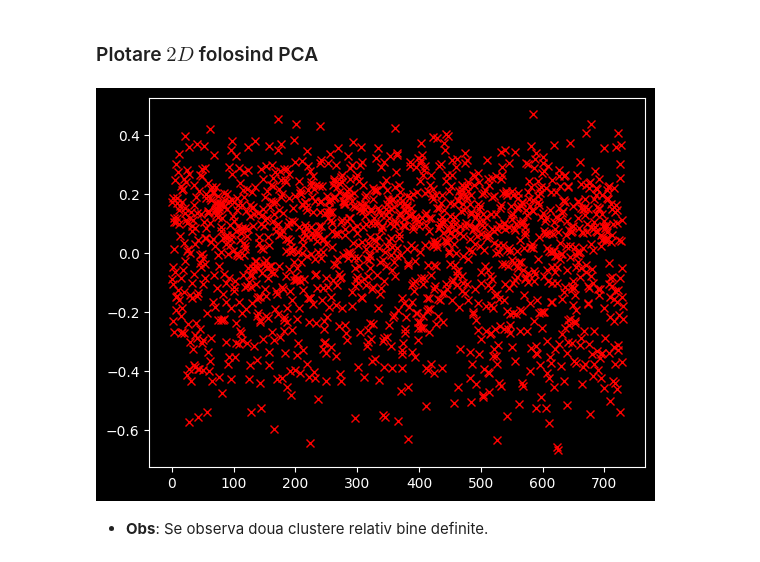
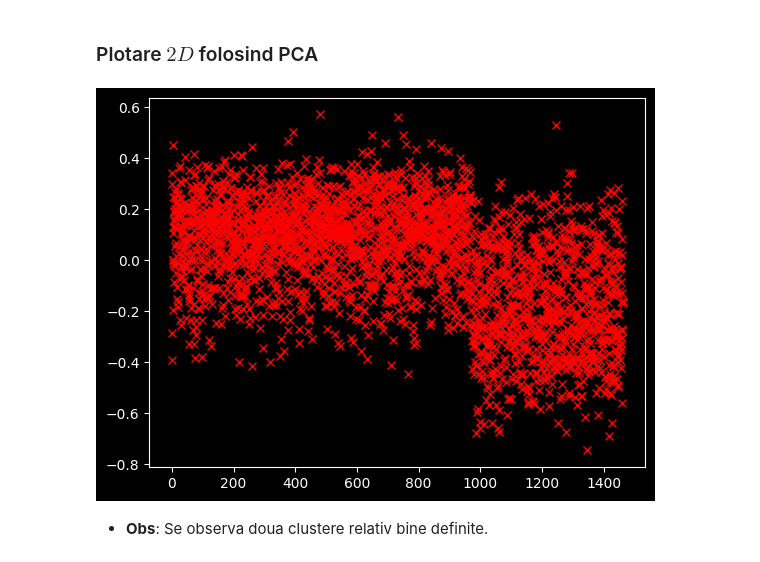
Before and after one commit to MorariuT/WorkAI, a Jupyter notebook: Work AI/Fake Bills/main.ipynb, the cells around one changed output. Saved outputs shown, nothing was run; the diff lists cells and outputs as text; code cells hidden in the pictures.

```diff
--- a/Work AI/Fake Bills/main.ipynb
+++ b/Work AI/Fake Bills/main.ipynb
@@ -63,15 +63,15 @@ train_f, test_f, train_l, test_l = train_test_split(features, labels, test_size=
 # %%
 from sklearn.decomposition import PCA
 import matplotlib.pyplot as plt
 plt.style.use('dark_background')
 
 pca = PCA(n_components=2);
 
-points = pca.fit_transform(train_f);
+points = pca.fit_transform(features);
 
 plt.plot(points, 'rx', );
 # %% [output]
-[figure, old version]
+[figure, new version]
 # %% [markdown]
 *   **Obs**: Se observa doua clustere relativ bine definite.
 # %% [markdown]
```
Also changed, not shown: parts of 3 cells of this notebook, 48 other files.
